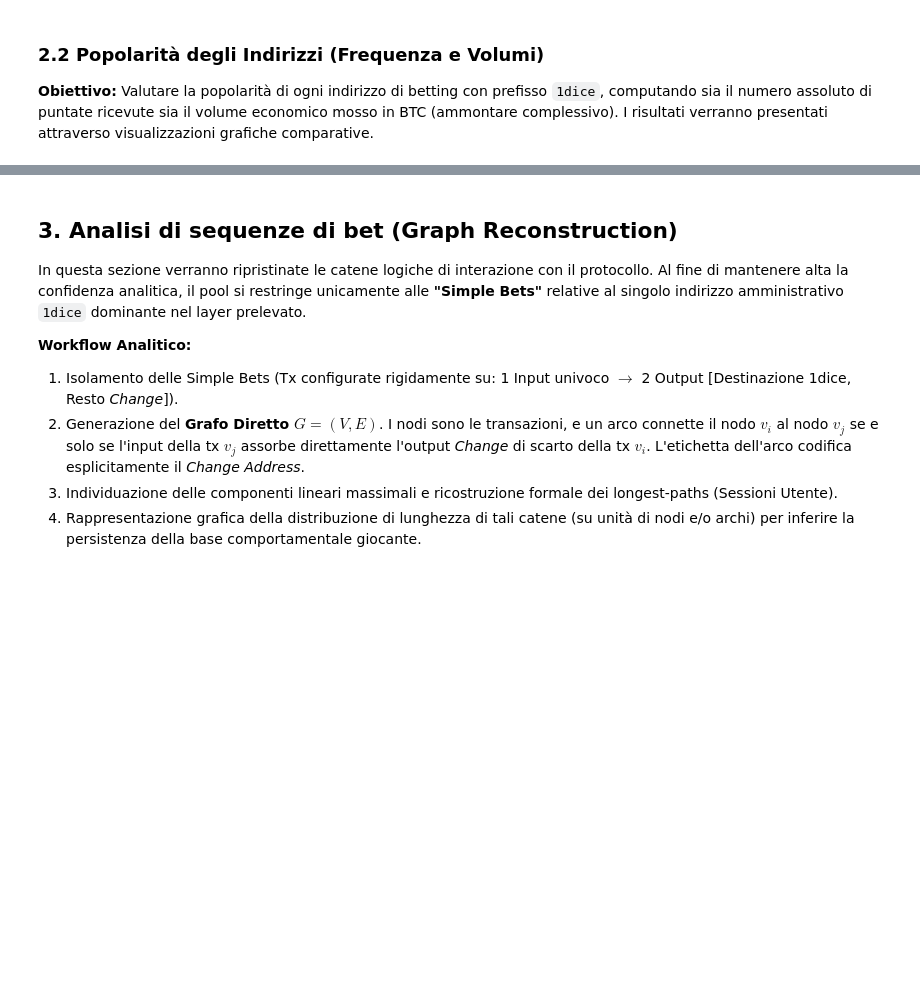
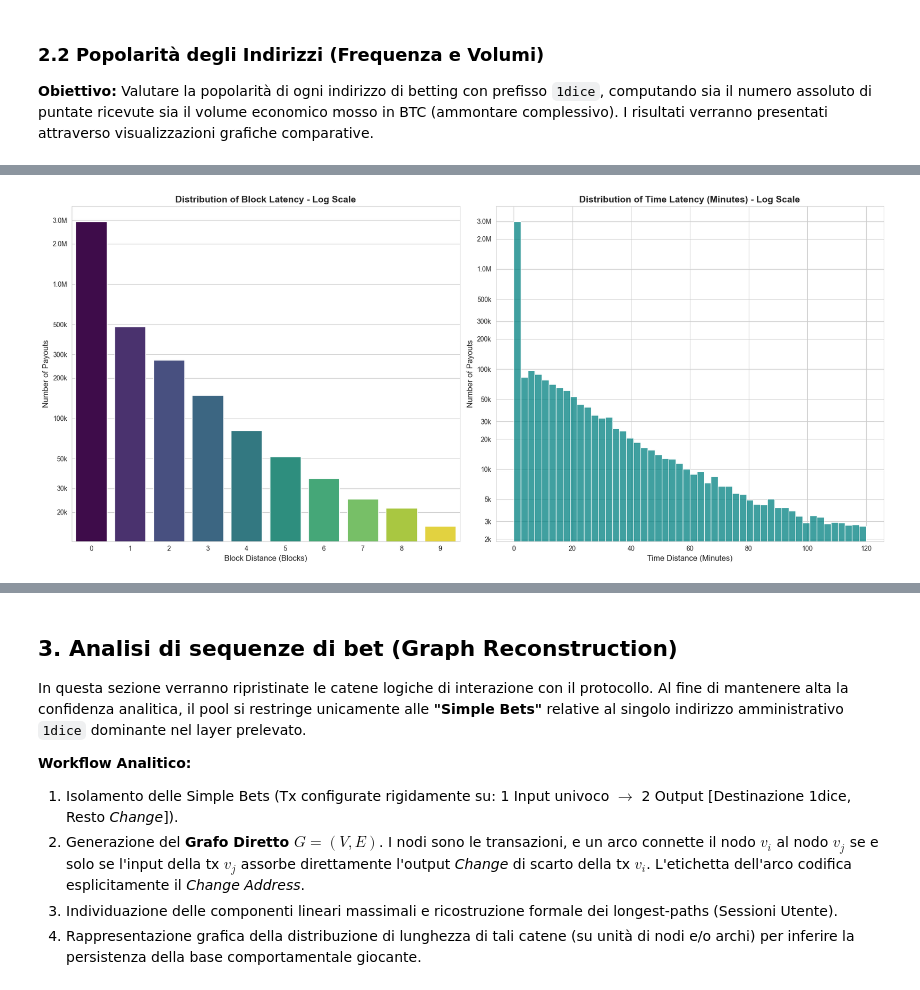
Before and after one commit to Hevial/betflow-satoshi-dice, a Jupyter notebook: notebooks/satoshi_dice_analysis.ipynb, the cells around one changed output, grey strips where cells are left out. Saved outputs shown, nothing was run; the diff lists cells and outputs as text; code cells hidden in the pictures; blank space fills up the shorter version.

```diff
--- a/notebooks/satoshi_dice_analysis.ipynb
+++ b/notebooks/satoshi_dice_analysis.ipynb
@@ -85,0 +119,11 @@ import seaborn as sns
+# %%
+from src.analytics import compute_payout_latency
+from src.visualizations import plot_payout_latency
+
+# Esecuzione del matching Bet -> Payout e calcolo della latenza
+payout_dist_df = compute_payout_latency(tx_annotated, inputs)
+
+# Visualizzazione della distribuzione delle distanze
+plot_payout_latency(payout_dist_df)
+# %% [output]
+[figure, added]
```
Also changed, not shown: parts of 13 cells of this notebook, 2 other files.
